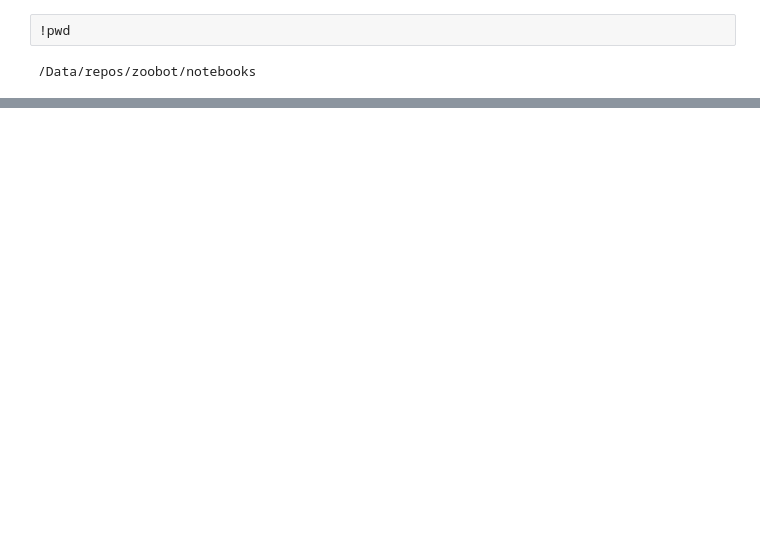
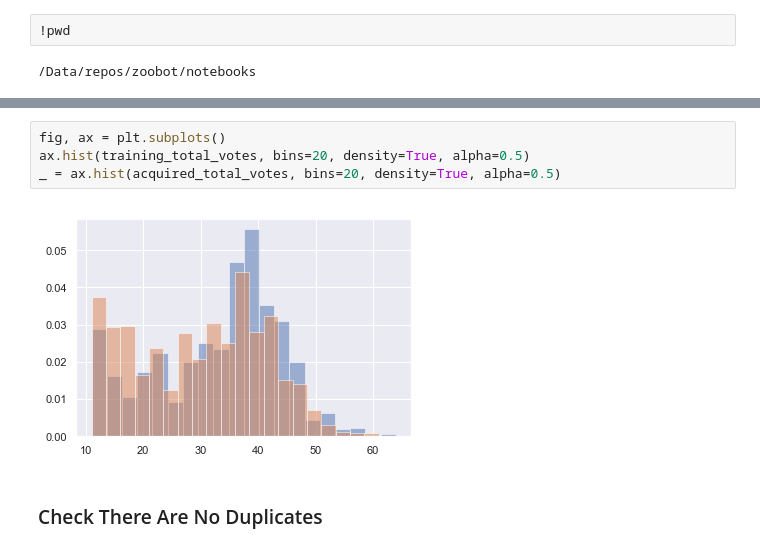
Before and after one commit to colinleach/zoobot, a Jupyter notebook: notebooks/verify_tfrecord_labels.ipynb, the cells around one changed output, grey strips where cells are left out. Saved outputs shown, nothing was run; the diff lists cells and outputs as text; blank space fills up the shorter version.

```diff
--- a/notebooks/verify_tfrecord_labels.ipynb
+++ b/notebooks/verify_tfrecord_labels.ipynb
@@ -98,0 +130,8 @@ fig
+# %%
+fig, ax = plt.subplots()
+ax.hist(training_total_votes, bins=20, density=True, alpha=0.5)
+_ = ax.hist(acquired_total_votes, bins=20, density=True, alpha=0.5)
+# %% [output]
+[figure, added]
+# %% [markdown]
+### Check There Are No Duplicates
```
Also changed, not shown: parts of 30 cells of this notebook, 17 other files.
